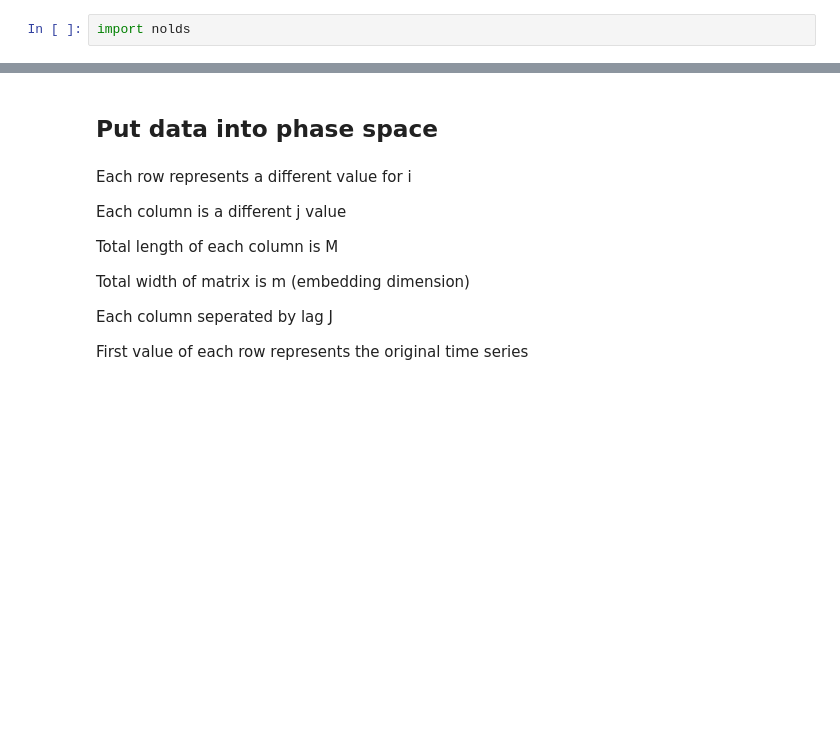
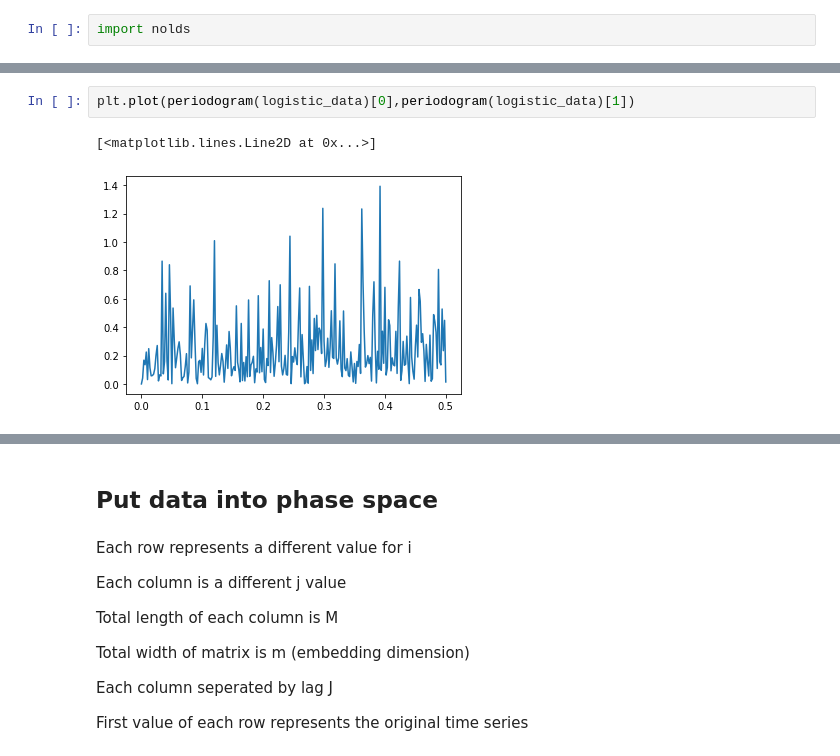
Before and after one commit to PtarmiganString/Final-year-project, a Jupyter notebook: Lyapunov.ipynb, the cells around one changed output, grey strips where cells are left out. Saved outputs shown, nothing was run; the diff lists cells and outputs as text; blank space fills up the shorter version.

```diff
--- a/Lyapunov.ipynb
+++ b/Lyapunov.ipynb
@@ -42,0 +68,5 @@ delta_t = (s_and_p_data['Date'].max() - s_and_p_data['Date'].min()).total_second
+# %%
+plt.plot(periodogram(logistic_data)[0],periodogram(logistic_data)[1])
+# %% [output]
+[<matplotlib.lines.Line2D at 0x...>]
+[figure, added]
```
Also changed, not shown: parts of 49 cells of this notebook, 5 other files.
